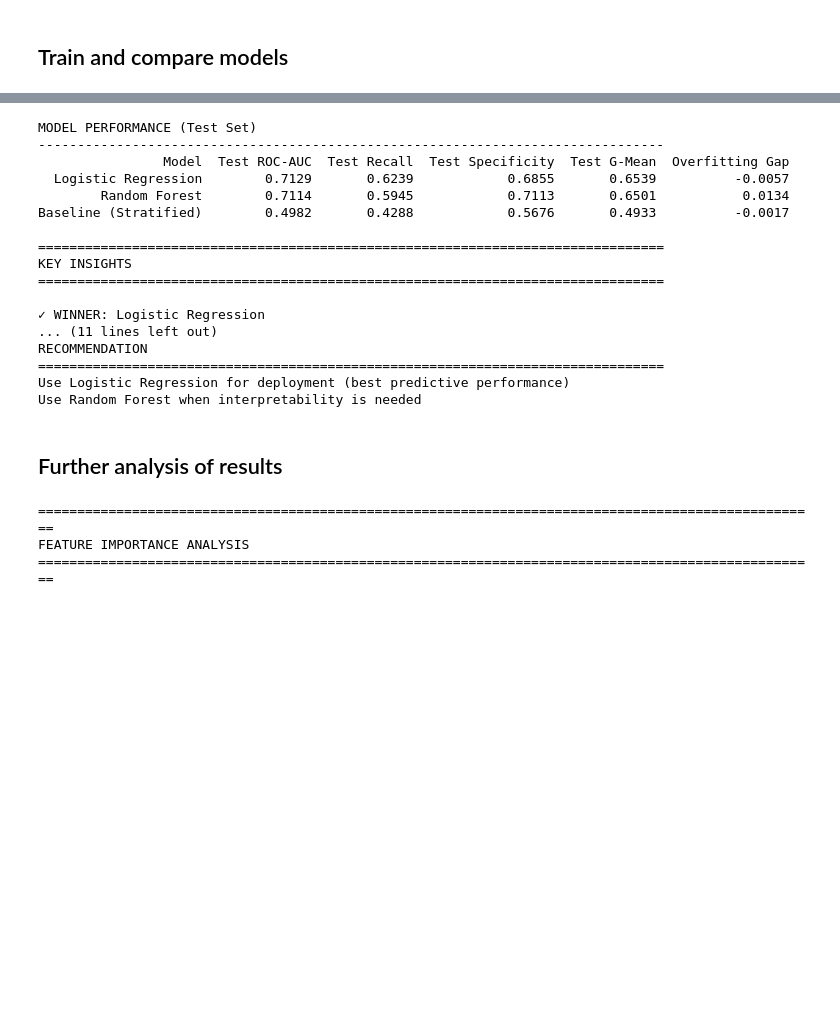
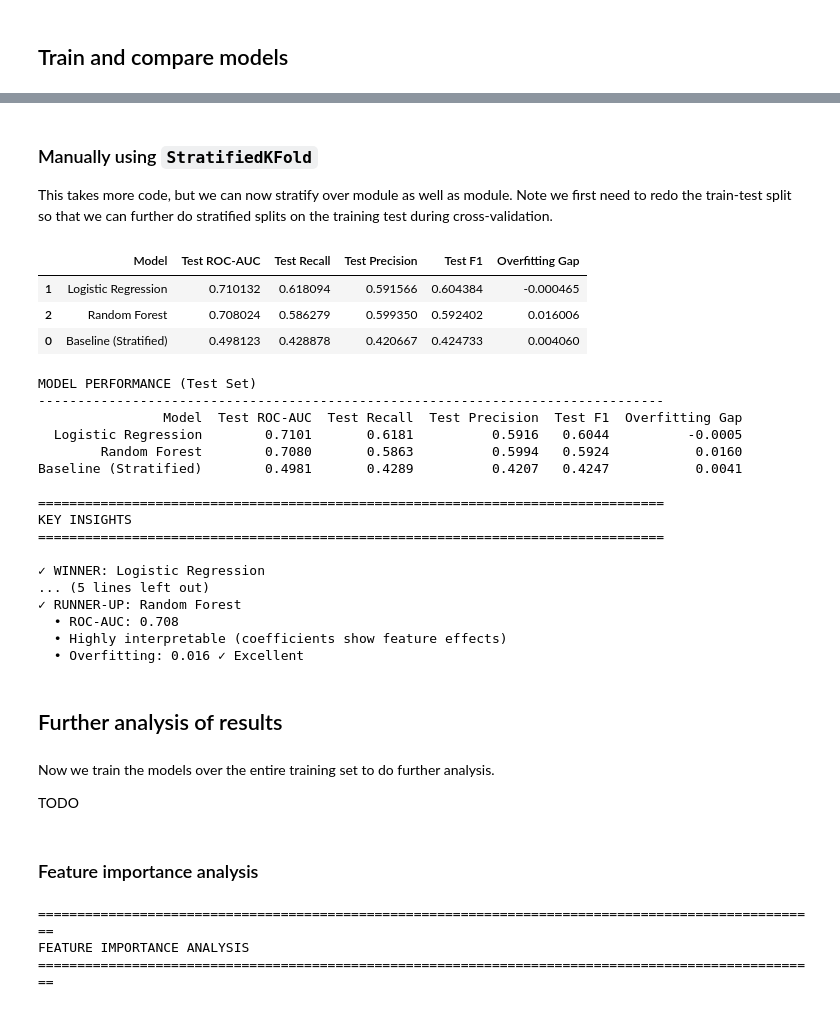
Before and after one commit to Erdos-Projects/fall-2025-risk-factors-in-online-courses, a Jupyter notebook: models_compare_w3.ipynb, the cells around one changed output, grey strips where cells are left out. Saved outputs shown, nothing was run; the diff lists cells and outputs as text; code cells hidden in the pictures; blank space fills up the shorter version.

```diff
--- a/models_compare_w3.ipynb
+++ b/models_compare_w3.ipynb
@@ -405,0 +345,33 @@ results_df = pd.DataFrame(results).sort_values('Test G-Mean', ascending=False)
+# %% [markdown]
+### Manually using `StratifiedKFold`
+
+This takes more code, but we can now stratify over module as well as module.
+Note we first need to redo the train-test split so that we can further do stratified splits on the training test during cross-validation.
+# %%
+# Separate features and target
+X = df_model_clean.drop('target', axis = 1)
+y = df_model_clean['target']
+
+# Create combined stratification column (target + code_module)
+stratify_column = y.astype(str) + '_' + X['code_module']
+
+## Keep extra copy of column in X_train for further use in cross-validation splits
+X["stratify"] = stratify_column
+
+# Train/test split with stratification on target variable + module
+X_train, X_test, y_train, y_test = train_test_split(
+    X,
+    y,
+    test_size = 0.2,
+    stratify = stratify_column,
+    random_state = SEED
+)
+
+X_test.drop(["stratify"], axis=1, inplace=True)
+
+# Set X_train, y_train up for stratified splits during cross-validation
+y_train = X_train["stratify"]
+X_train.drop(["stratify"], axis=1, inplace=True)
+
+# def extract_target(stratification_code):
+#     return (int(stratification_code[0]))
@@ -406,3 +442,10 @@ results_df = pd.DataFrame(results).sort_values('Test G-Mean', ascending=False)
+# %%
+results_df
+# %% [output]
+|  | Model | Test ROC-AUC | Test Recall | Test Precision | Test F1 | Overfitting Gap |
+| 1 | Logistic Regression | 0.710132 | 0.618094 | 0.591566 | 0.604384 | -0.000465 |
+| 2 | Random Forest | 0.708024 | 0.586279 | 0.599350 | 0.592402 | 0.016006 |
+| 0 | Baseline (Stratified) | 0.498123 | 0.428878 | 0.420667 | 0.424733 | 0.004060 |
 # %%
 # Display results
 print("\nMODEL PERFORMANCE (Test Set)")
@@ -420,7 +463,7 @@ best = results_df.iloc[0]
 print(f"\n✓ WINNER: {best['Model']}")
 print(f"  • ROC-AUC: {best['Test ROC-AUC']:.3f} (+{best['Test ROC-AUC'] - baseline['Test ROC-AUC']:.3f} vs baseline)")
 print(f"  • Recall: {best['Test Recall']:.1%} of at-risk students identified")
-print(f"  • Specificity: {best['Test Specificity']:.1%} of successful students correctly classified")
+print(f"  • Precision: {best['Test Precision']:.1%} false alarms")
 print(f"  • Overfitting: {best['Overfitting Gap']:.3f} {'✓ Well-controlled' if best['Overfitting Gap'] < 0.10 else '⚠ Moderate'}")
 
 print(f"\n✓ RUNNER-UP: {results_df.iloc[1]['Model']}")
@@ -428,29 +471,27 @@ runner_up = results_df.iloc[1]
 print(f"  • ROC-AUC: {runner_up['Test ROC-AUC']:.3f}")
 print(f"  • Highly interpretable (coefficients show feature effects)")
 print(f"  • Overfitting: {runner_up['Overfitting Gap']:.3f} {'✓ Excellent' if abs(runner_up['Overfitting Gap']) < 0.05 else '✓ Good'}")
-
-print("\n" + "=" * 80)
-print("RECOMMENDATION")
-print("=" * 80)
-print(f"Use {best['Model']} for deployment (best predictive performance)")
-print(f"Use {results_df.iloc[1]['Model']} when interpretability is needed")
 # %% [output]
 MODEL PERFORMANCE (Test Set)
 --------------------------------------------------------------------------------
-                Model  Test ROC-AUC  Test Recall  Test Specificity  Test G-Mean  Overfitting Gap
-  Logistic Regression        0.7129       0.6239            0.6855       0.6539          -0.0057
-        Random Forest        0.7114       0.5945            0.7113       0.6501           0.0134
-Baseline (Stratified)        0.4982       0.4288            0.5676       0.4933          -0.0017
+                Model  Test ROC-AUC  Test Recall  Test Precision  Test F1  Overfitting Gap
+  Logistic Regression        0.7101       0.6181          0.5916   0.6044          -0.0005
+        Random Forest        0.7080       0.5863          0.5994   0.5924           0.0160
+Baseline (Stratified)        0.4981       0.4289          0.4207   0.4247           0.0041
 
 ================================================================================
 KEY INSIGHTS
 ================================================================================
 
 ✓ WINNER: Logistic Regression
-... (11 lines left out)
-RECOMMENDATION
-================================================================================
-Use Logistic Regression for deployment (best predictive performance)
-Use Random Forest when interpretability is needed
+... (5 lines left out)
+✓ RUNNER-UP: Random Forest
+  • ROC-AUC: 0.708
+  • Highly interpretable (coefficients show feature effects)
+  • Overfitting: 0.016 ✓ Excellent
 # %% [markdown]
 ## Further analysis of results
+# %% [markdown]
+Now we train the models over the entire training set to do further analysis.
+
+TODO
@@ -457,3 +500,5 @@ Use Random Forest when interpretability is needed
+# %% [markdown]
+### Feature importance analysis
 # %%
 print("=" * 100)
 print("FEATURE IMPORTANCE ANALYSIS")
```
Also changed, not shown: parts of 17 cells of this notebook.
